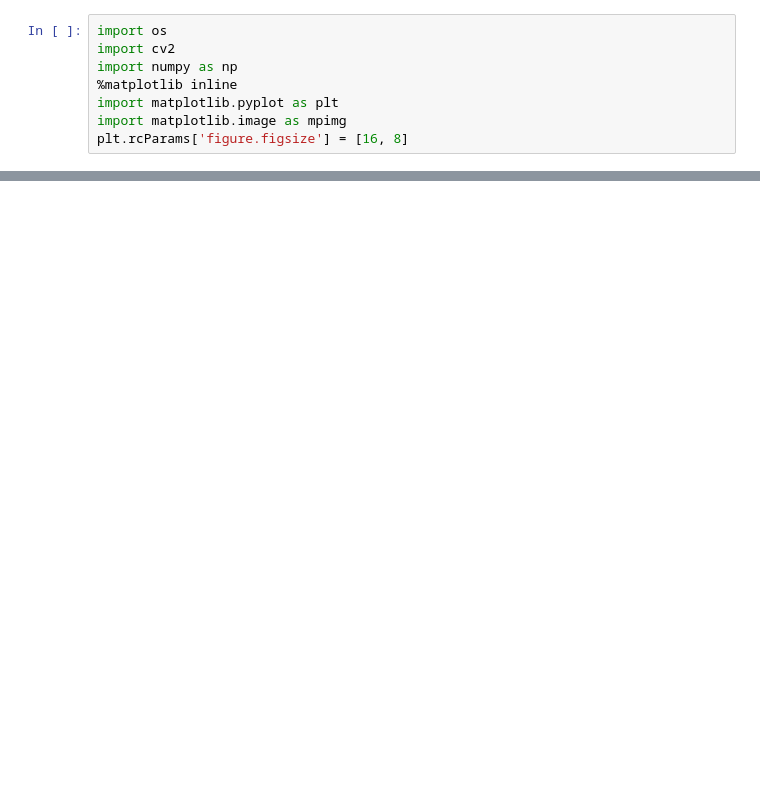
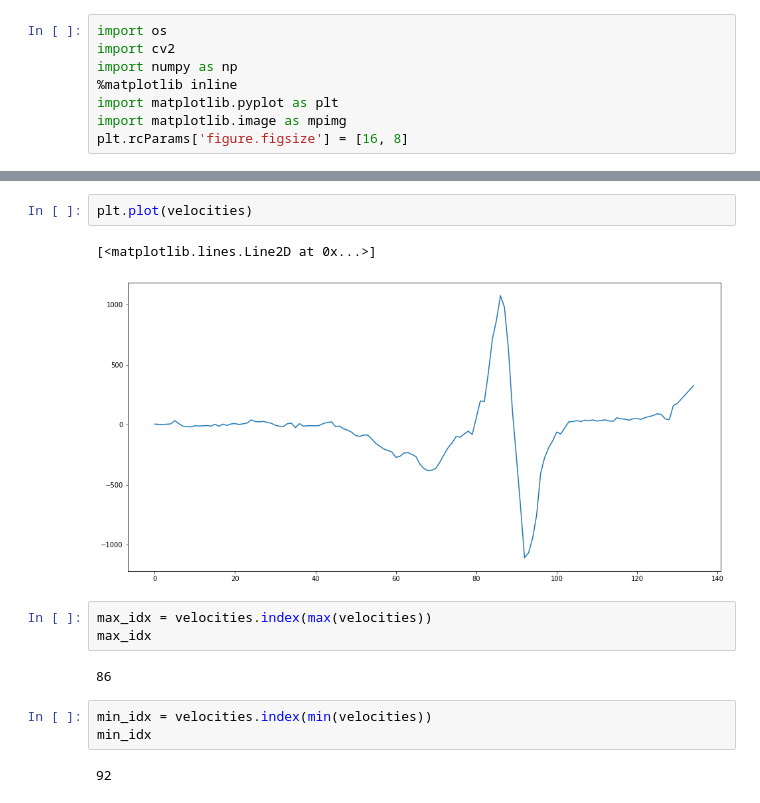
Before and after one commit to sanjeevs/golftracker, a Jupyter notebook: notebooks/path_tracing.ipynb, the cells around one changed output, grey strips where cells are left out. Drawn from its saved outputs; the diff is of its cells as text; blank space fills up the shorter version.

```diff
--- a/notebooks/path_tracing.ipynb
+++ b/notebooks/path_tracing.ipynb
@@ -188,0 +72,15 @@ plt.plot([pt[0] for pt in smoothed_pairs][0:67], [pt[1] for pt in smoothed_pairs
+# %%
+plt.plot(velocities)
+# %% [output]
+[<matplotlib.lines.Line2D at 0x...>]
+[figure, added]
+# %%
+max_idx = velocities.index(max(velocities))
+max_idx
+# %% [output]
+86
+# %%
+min_idx = velocities.index(min(velocities))
+min_idx
+# %% [output]
+92
```
Also changed, not shown: parts of 25 cells of this notebook, 21 other files.
